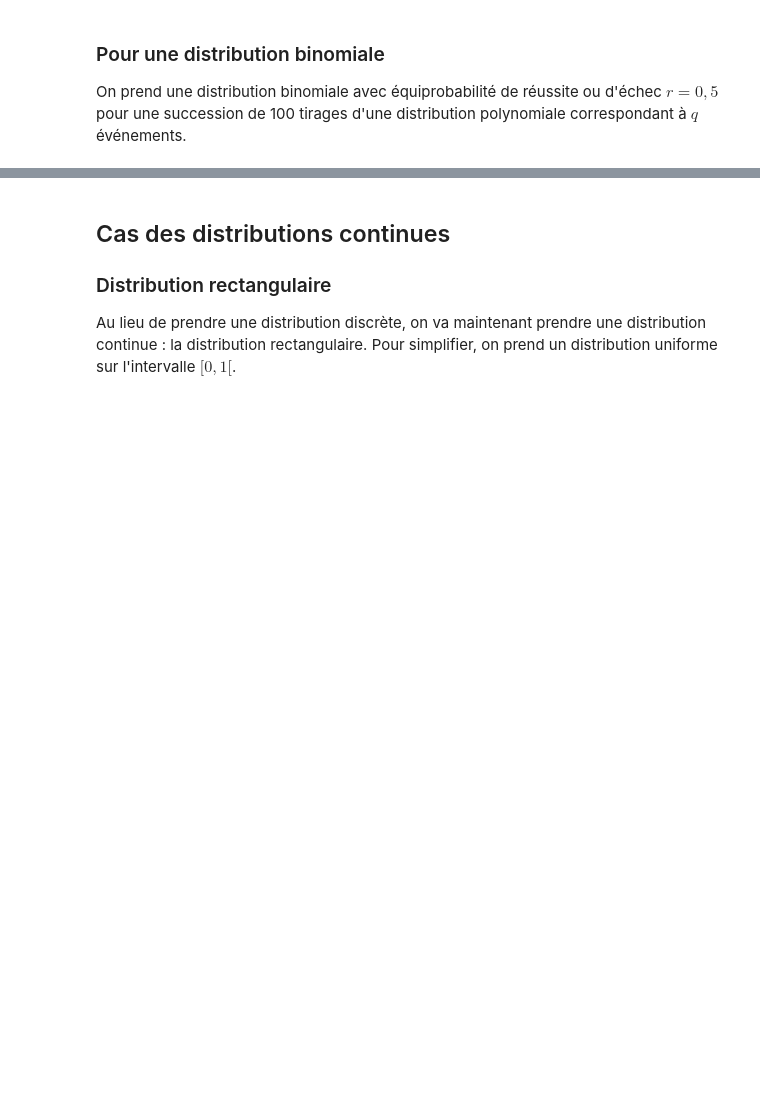
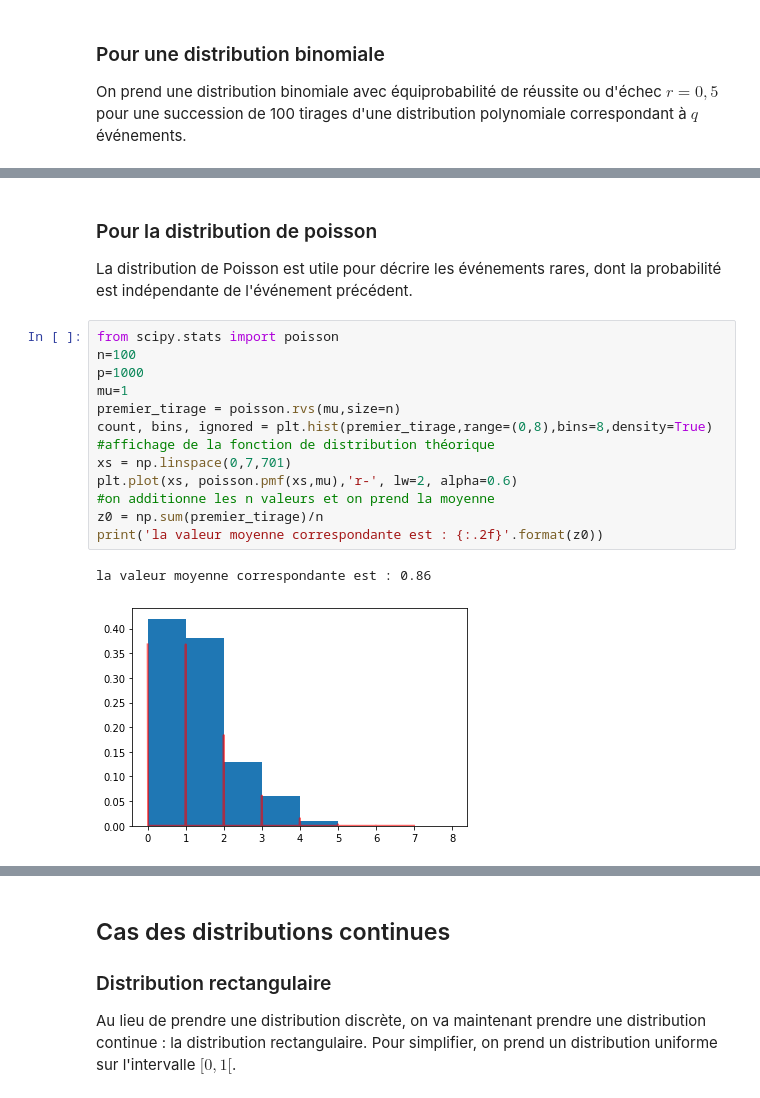
Before and after one commit to MartinVerot/IncertitudeMonteCarlo, a Jupyter notebook: test-theoreme-central-limite.ipynb, the cells around one changed output, grey strips where cells are left out. Cells and saved outputs as stored; diff of their text form; blank space fills up the shorter version.

Commit message:
finalisation pour la rapidité de la convergence

```diff
--- a/test-theoreme-central-limite.ipynb
+++ b/test-theoreme-central-limite.ipynb
@@ -172,0 +174,21 @@ moyenne: 50.0 variance : 0.25 écart-type : 0.5
+# %% [markdown]
+<span id="poison"></span>
+### Pour la distribution de poisson
+
+La distribution de Poisson est utile pour décrire les événements rares, dont la probabilité est indépendante de l'événement précédent.
+# %%
+from scipy.stats import poisson
+n=100
+p=1000
+mu=1
+premier_tirage = poisson.rvs(mu,size=n)
+count, bins, ignored = plt.hist(premier_tirage,range=(0,8),bins=8,density=True)
+#affichage de la fonction de distribution théorique
+xs = np.linspace(0,7,701)
+plt.plot(xs, poisson.pmf(xs,mu),'r-', lw=2, alpha=0.6)
+#on additionne les n valeurs et on prend la moyenne
+z0 = np.sum(premier_tirage)/n
+print('la valeur moyenne correspondante est : {:.2f}'.format(z0))
+# %% [output]
+la valeur moyenne correspondante est : 0.86
+[figure, added]
```
Also changed, not shown: parts of 28 cells of this notebook.
